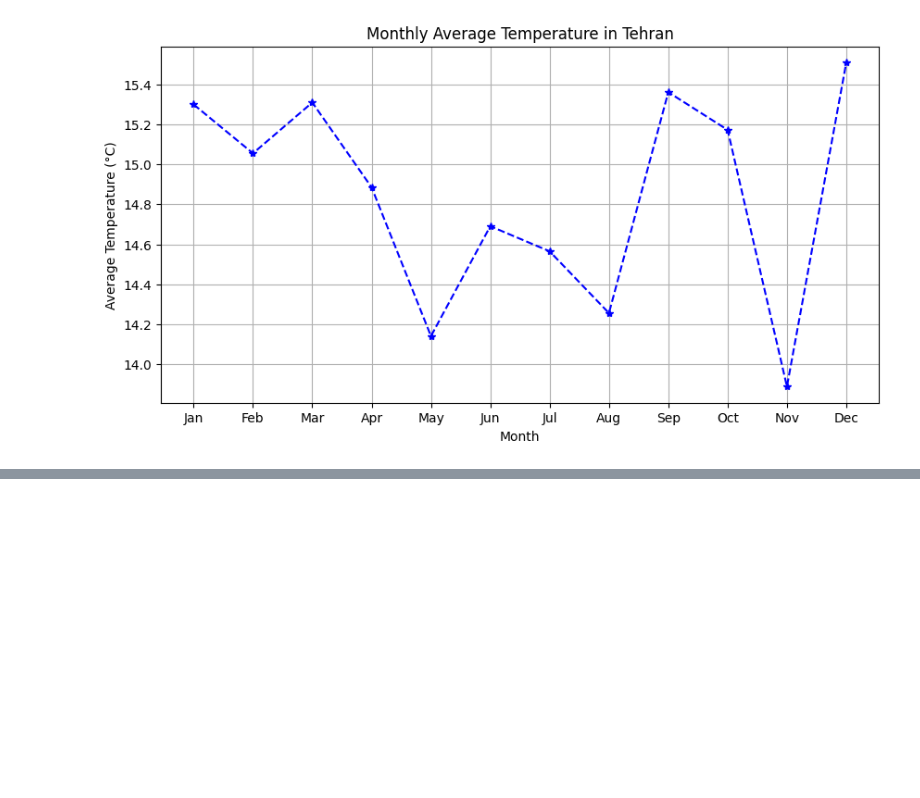
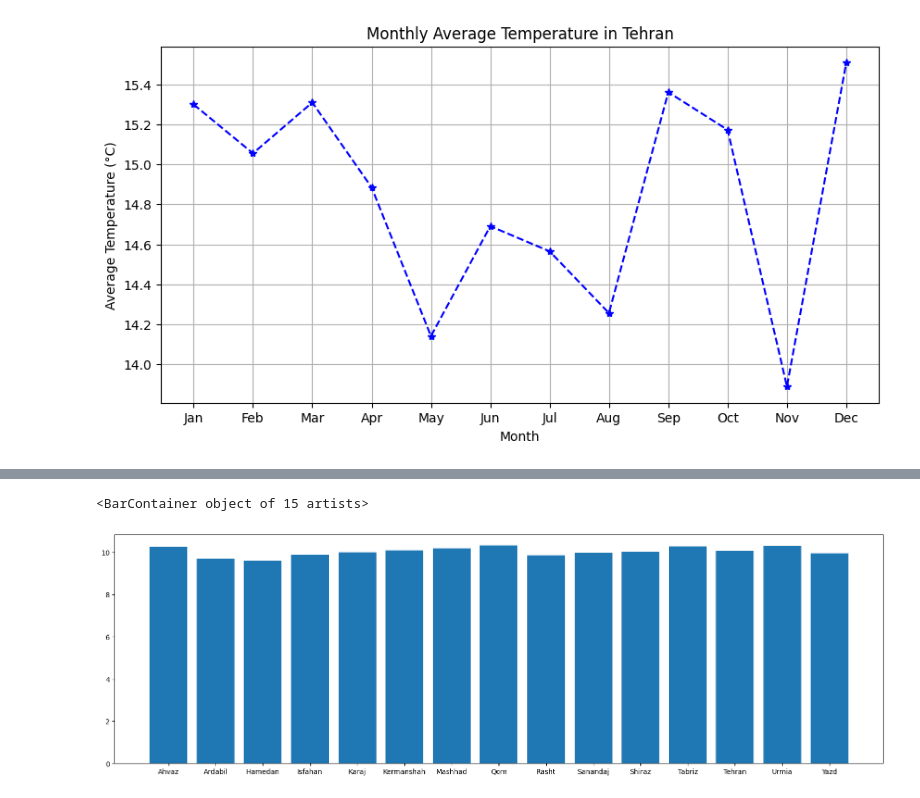
Before and after one commit to aminrahkan/ML-Weather-Analysis, a Jupyter notebook: weatherData.ipynb, the cells around one changed output, grey strips where cells are left out. Saved outputs shown, nothing was run; the diff lists cells and outputs as text; code cells hidden in the pictures; blank space fills up the shorter version.

```diff
--- a/weatherData.ipynb
+++ b/weatherData.ipynb
@@ -403,0 +388,3 @@ Name: Temperature, dtype: float64
+# %%
+city_rainfall=weather_data_clean.groupby('City')['Rainfall'].mean()
+city_rainfall
@@ -403,0 +409,6 @@ Name: Temperature, dtype: float64
+# %%
+plt.figure(figsize=(20,6))
+plt.bar(city_rainfall.index,city_rainfall.values)
+# %% [output]
+<BarContainer object of 15 artists>
+[figure, added]
```
Also changed, not shown: parts of 3 cells of this notebook.
